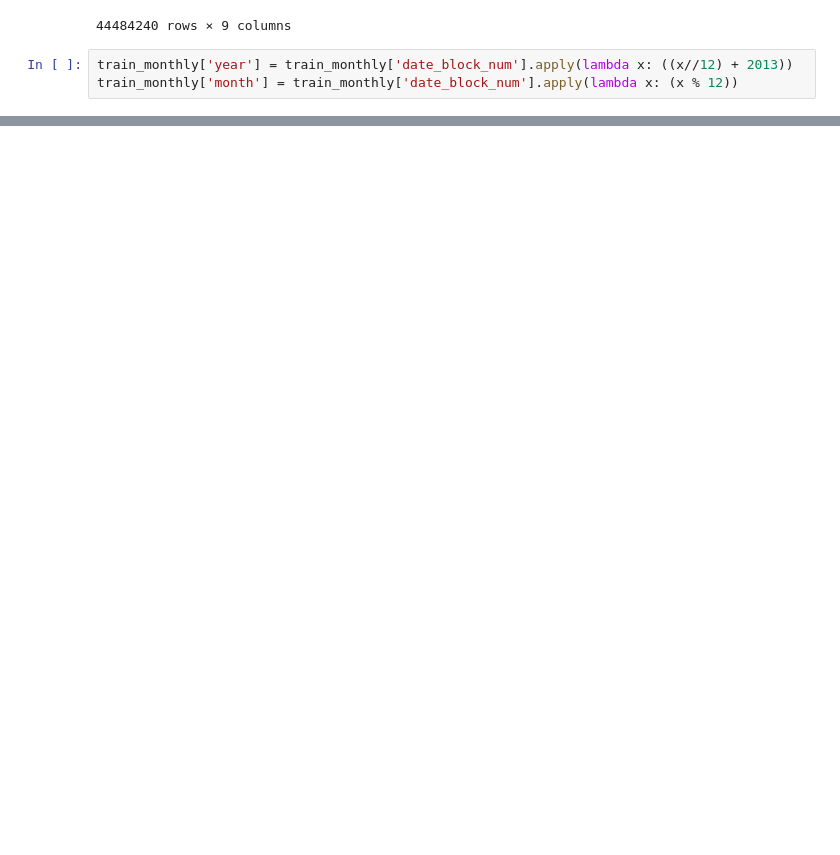
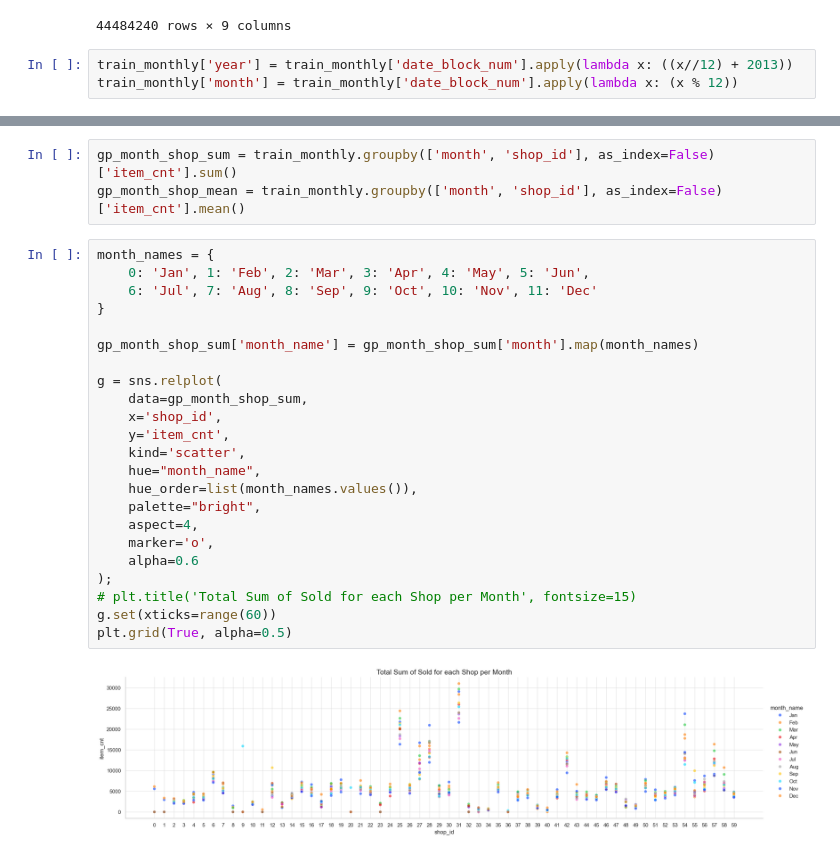
Before and after one commit to FilFilimono/innowise-projects, a Jupyter notebook: EDA/eda_analys.ipynb, the cells around one changed output, grey strips where cells are left out. Drawn from its saved outputs; the diff is of its cells as text; blank space fills up the shorter version.

```diff
--- a/EDA/eda_analys.ipynb
+++ b/EDA/eda_analys.ipynb
@@ -252,0 +319,28 @@ train_monthly.to_csv('../tmp/train_monthly.csv', index=False)
+# %%
+gp_month_shop_sum = train_monthly.groupby(['month', 'shop_id'], as_index=False)['item_cnt'].sum()
+gp_month_shop_mean = train_monthly.groupby(['month', 'shop_id'], as_index=False)['item_cnt'].mean()
+# %%
+month_names = {
+    0: 'Jan', 1: 'Feb', 2: 'Mar', 3: 'Apr', 4: 'May', 5: 'Jun',
+    6: 'Jul', 7: 'Aug', 8: 'Sep', 9: 'Oct', 10: 'Nov', 11: 'Dec'
+}
+
+gp_month_shop_sum['month_name'] = gp_month_shop_sum['month'].map(month_names)
+
+g = sns.relplot(
+    data=gp_month_shop_sum,
+    x='shop_id',
+    y='item_cnt',
+    kind='scatter',
+    hue="month_name",
+    hue_order=list(month_names.values()),
+    palette="bright",
+    aspect=4,
+    marker='o',
+    alpha=0.6
+);
+# plt.title('Total Sum of Sold for each Shop per Month', fontsize=15)
+g.set(xticks=range(60))
+plt.grid(True, alpha=0.5)
+# %% [output]
+[figure, added]
```
Also changed, not shown: parts of 30 cells of this notebook.
